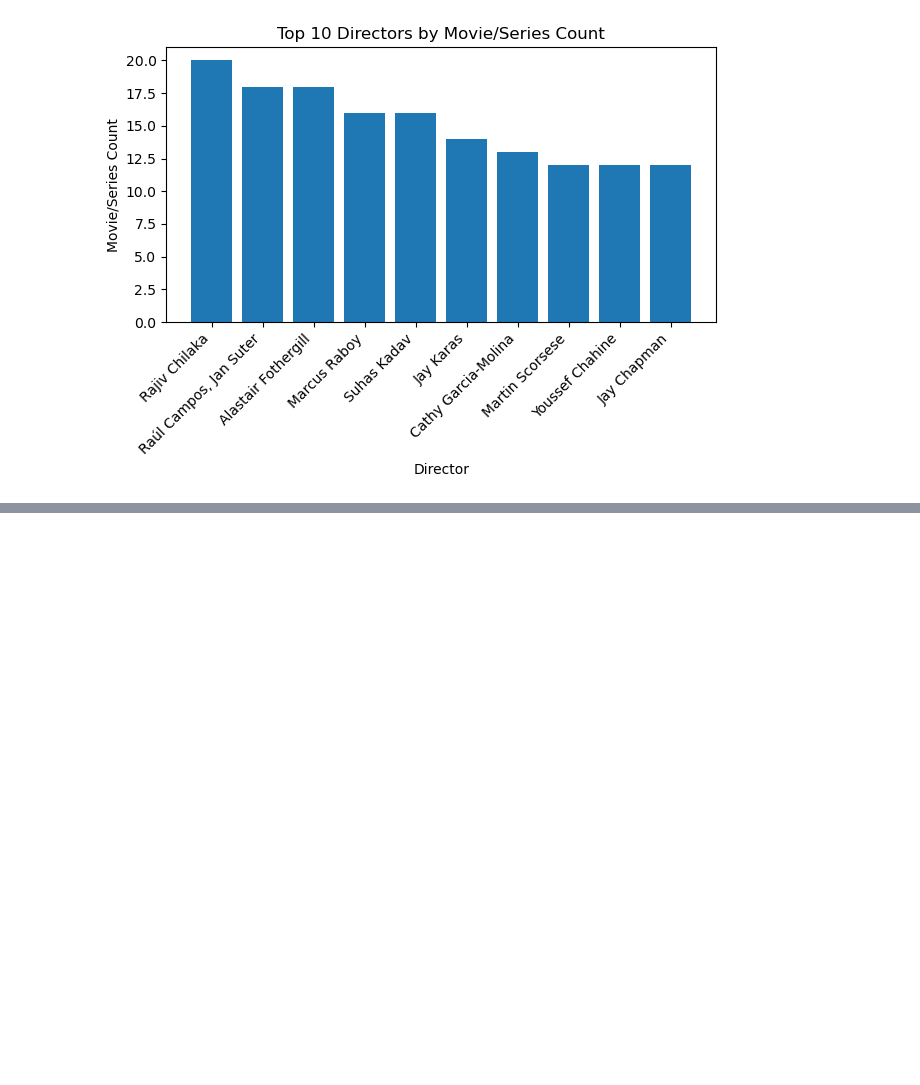
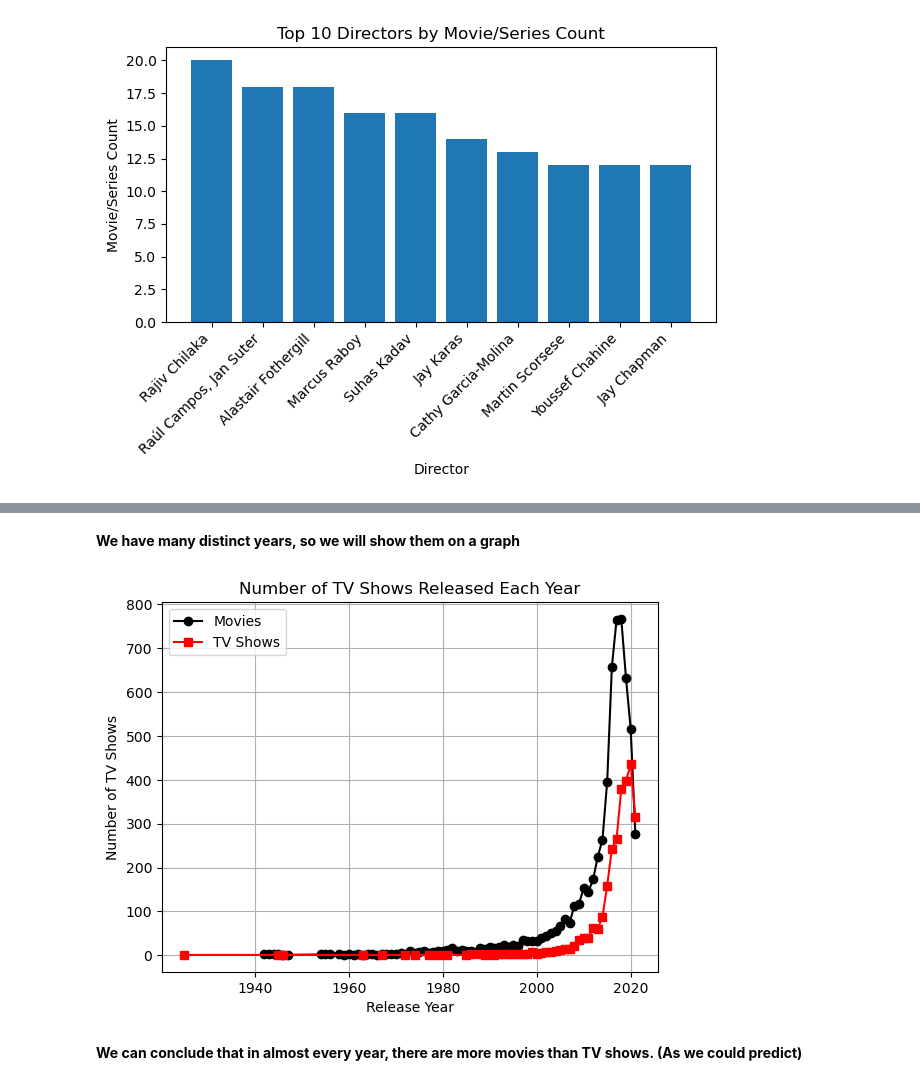
Before and after one commit to kasfro/Netflix-data---cleaning-and-analysis, a Jupyter notebook: clean_data_netflix.ipynb, the cells around one changed output, grey strips where cells are left out. Drawn from its saved outputs; the diff is of its cells as text; code cells hidden in the pictures; blank space fills up the shorter version.

```diff
--- a/clean_data_netflix.ipynb
+++ b/clean_data_netflix.ipynb
@@ -181,0 +193,7 @@ plt.show()
+# %%
+movie_data = df[df["type"] == "Movie"]
+movie_years = movie_data["release_year"].value_counts().sort_index()
+print(movie_years)
+series_data = df[df["type"] == "TV Show"]
+series_years = series_data["release_year"].value_counts().sort_index()
+print(series_years)
@@ -181,0 +218,18 @@ plt.show()
+# %% [markdown]
+**We have many distinct years, so we will show them on a graph**
+# %%
+plt.plot(movie_years.index, movie_years.values, color="black", marker="o")
+plt.xlabel("Release Year")
+plt.ylabel("Number of Movies")
+plt.title("Number of Movies Released Each Year")
+plt.plot(series_years.index, series_years.values, color="red", marker="s")
+plt.xlabel("Release Year")
+plt.ylabel("Number of TV Shows")
+plt.title("Number of TV Shows Released Each Year")
+plt.grid()
+plt.legend(["Movies", "TV Shows"])
+plt.show()
+# %% [output]
+[figure, added]
+# %% [markdown]
+**We can conclude that in almost every year, there are more movies than TV shows. (As we could predict)**
```
Also changed, not shown: parts of 8 cells of this notebook.
